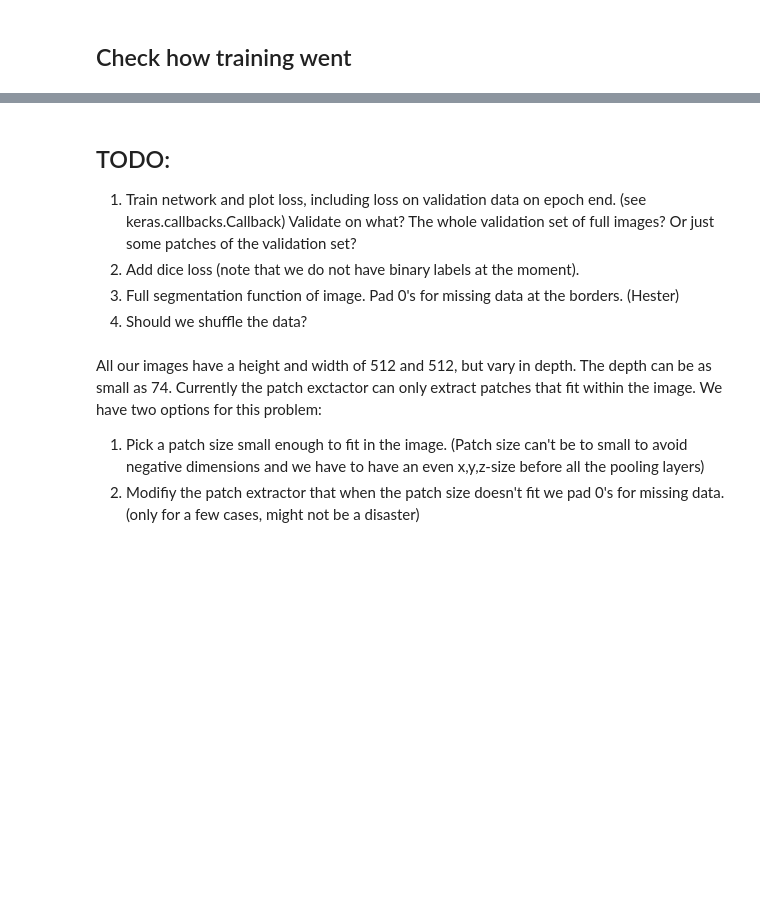
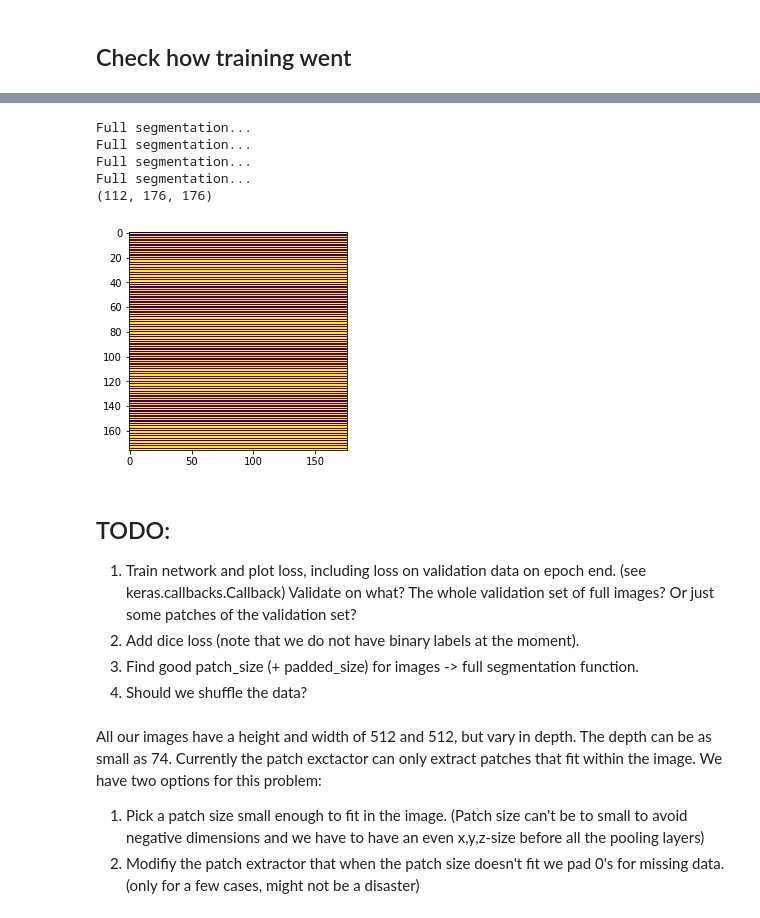
Before and after one commit to Mangodream01/ISMI_project, a Jupyter notebook: final_project.ipynb, the cells around one changed output, grey strips where cells are left out. Drawn from its saved outputs; the diff is of its cells as text; code cells hidden in the pictures; blank space fills up the shorter version.

```diff
--- a/final_project.ipynb
+++ b/final_project.ipynb
@@ -408,0 +402,32 @@ plt.show()
+# %%
+def pad_prediction(prediction, input_size, pred_size, pad_with=-1.0):
+    """Only for visualization purpose, it introduces artificial -1."""
+    pad_pred = pad_with * np.ones(input_size).astype(float)
+    pred_size = prediction.GetSize()
+    D = ((input_size[0]-pred_size[0])//2, (input_size[1]-pred_size[1])//2, (input_size[2]-pred_size[2])//2)
+    prediction = np.reshape(prediction, (pred_size[0], pred_size[1], pred_size[2]))
+    pad_pred[D[0]:D[0]+pred_size[0], D[1]:D[1]+pred_size[1], D[2]:D[2]+pred_size[2]] = prediction
+    return pad_pred
+# %%
+def predict_image_segmentation(unet, input_image):
+    dim = input_image.GetSize()
+    segmentation = np.zeros((dim[0], dim[1], dim[2]))
+    patch_size = (28, 44, 44)
+    padded_size = (116, 132, 132)
+
+    for x_pos in range(0, dim[0] - (dim[0] % patch_size[0]), patch_size[0]):
+        print('Full segmentation...')
+        for y_pos in range(0, dim[1] - (dim[1] % patch_size[1]), patch_size[1]):
+            for z_pos in range(0, dim[2] - (dim[2] % patch_size[2]), patch_size[2]):
+                # Get patch and add padding:
+                patch = input_image[x_pos:patch_size[0], y_pos:patch_size[1], z_pos:patch_size[2]]
+                padded = pad_prediction(patch, padded_size, patch_size)
+
+                # Reshape for u-net and make prediction:
+                padded = np.reshape(padded, (1, padded_size[0], padded_size[1], padded_size[2], 1))
+                prediction = unet.predict(padded)
+                prediction = np.argmax(np.squeeze(prediction), axis=3)
+
+                # Segmentation is the highest number of [background, liver, cancer]:
+                segmentation[x_pos:x_pos + patch_size[0], y_pos:y_pos + patch_size[1], z_pos:z_pos + patch_size[2]] =  prediction
+    return segmentation
@@ -409,9 +445,21 @@ plt.show()
+# %%
+segmentation = predict_image_segmentation(unet_3d, cropped_train)
+print(np.shape(segmentation))
+plt.imshow(segmentation[50, :, :])
+plt.show()
+# %% [output]
+Full segmentation...
+Full segmentation...
+Full segmentation...
+Full segmentation...
+(112, 176, 176)
+[figure, added]
 # %% [markdown]
 ## TODO:
 1. Train network and plot loss, including loss on validation data on epoch end. (see keras.callbacks.Callback)
 Validate on what? The whole validation set of full images? Or just some patches of the validation set?
 2. Add dice loss (note that we do not have binary labels at the moment).
-3. Full segmentation function of image. Pad 0's for missing data at the borders. (Hester)
+3. Find good patch_size (+ padded_size) for images -> full segmentation function.
 5. Should we shuffle the data?
 # %% [markdown]
 All our images have a height and width of 512 and 512, but vary in depth. The depth can be as small as 74. Currently the patch exctactor can only extract patches that fit within the image. We have two options for this problem:
```
Also changed, not shown: parts of 8 cells of this notebook.
